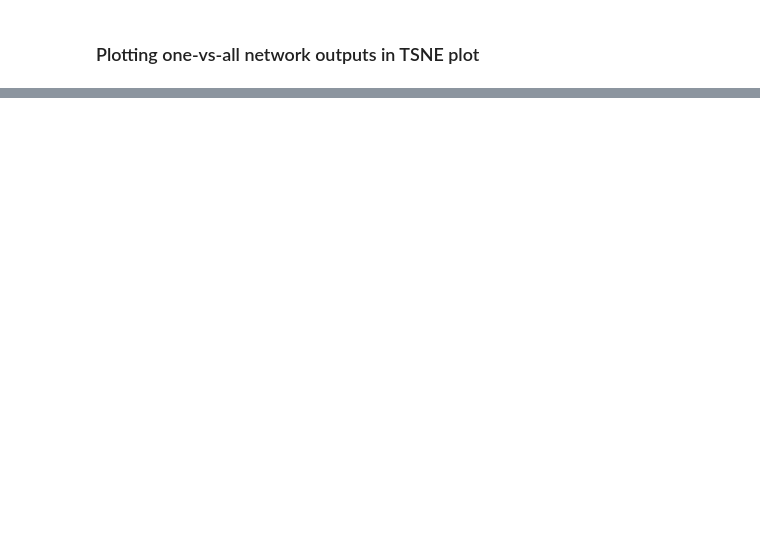
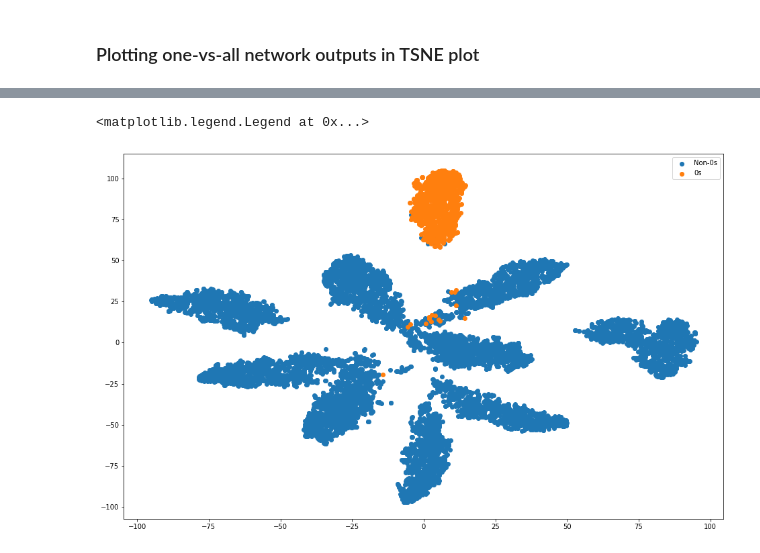
Before and after one commit to aranganath/Adversarial, a Jupyter notebook: one-vs-all-SVMs.ipynb, the cells around one changed output, grey strips where cells are left out. Cells and saved outputs as stored; diff of their text form; code cells hidden in the pictures; blank space fills up the shorter version.

```diff
--- a/one-vs-all-SVMs.ipynb
+++ b/one-vs-all-SVMs.ipynb
@@ -234,14 +223,0 @@ plt.legend()
-# %%
-tsne = TSNE(n_components=2, perplexity = 50, n_iter = 2000)
-for digit in range(10):
-    test, test_labels = one_vs_all_digits(X_test, y_test, model, digit)
-    tsne_points = tsne.fit_transform(test)
-
-    boundary = len(test_labels) - test_labels.sum().item()
-
-    plt.figure(figsize=(16,10))
-    plt.scatter(tsne_points[:boundary,0], tsne_points[:boundary,1], label="Non-" + str(digit) + "s")
-    plt.scatter(tsne_points[boundary:,0], tsne_points[boundary:,1], label=str(digit) + "s")
-    plt.legend()
-    plt.savefig('Images/mnist_model_outputs-' + str(digit) + '-vs-others-tsne_map.png')
-    plt.show()
@@ -261,0 +224,11 @@ for digit in range(10):
+# %%
+other_digits_idx = np.where(test_labels == 0)
+current_digit_idx = np.where(test_labels == 1)
+
+plt.figure(figsize=(16,10))
+plt.scatter(tsne_points[other_digits_idx,0], tsne_points[other_digits_idx,1], label="Non-" + str(curr_digit) + "s")
+plt.scatter(tsne_points[current_digit_idx,0], tsne_points[current_digit_idx,1], label=str(curr_digit) + "s")
+plt.legend()
+# %% [output]
+<matplotlib.legend.Legend at 0x...>
+[figure, added]
```
Also changed, not shown: parts of 18 cells of this notebook, 10 other files.
